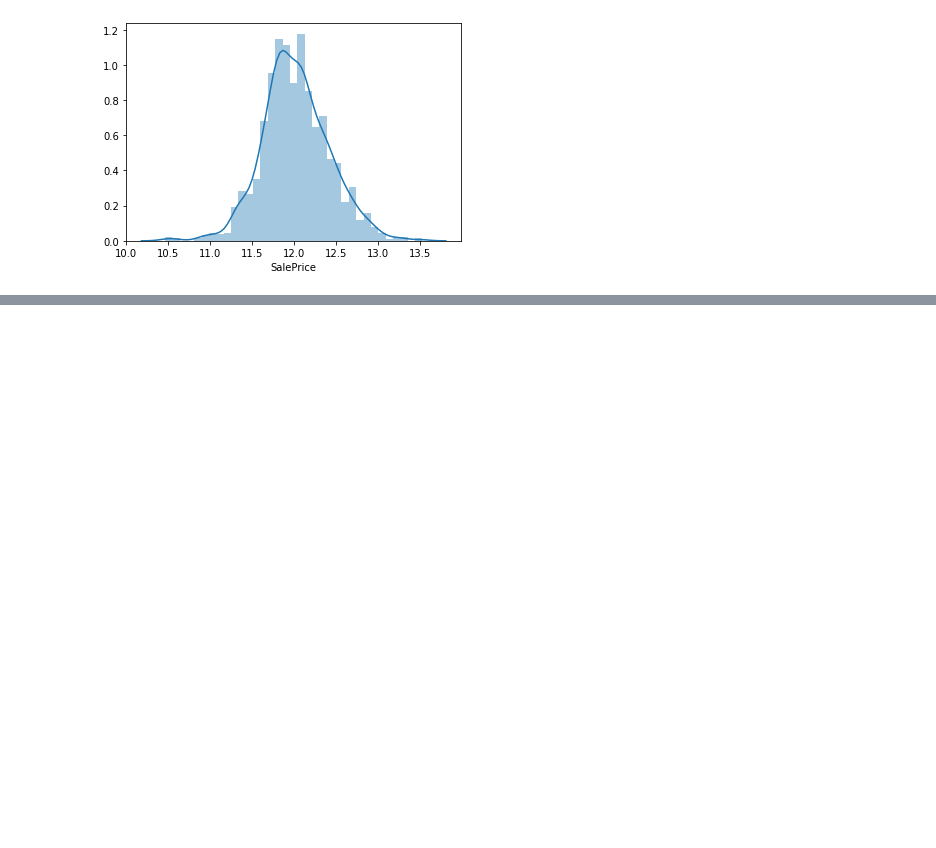
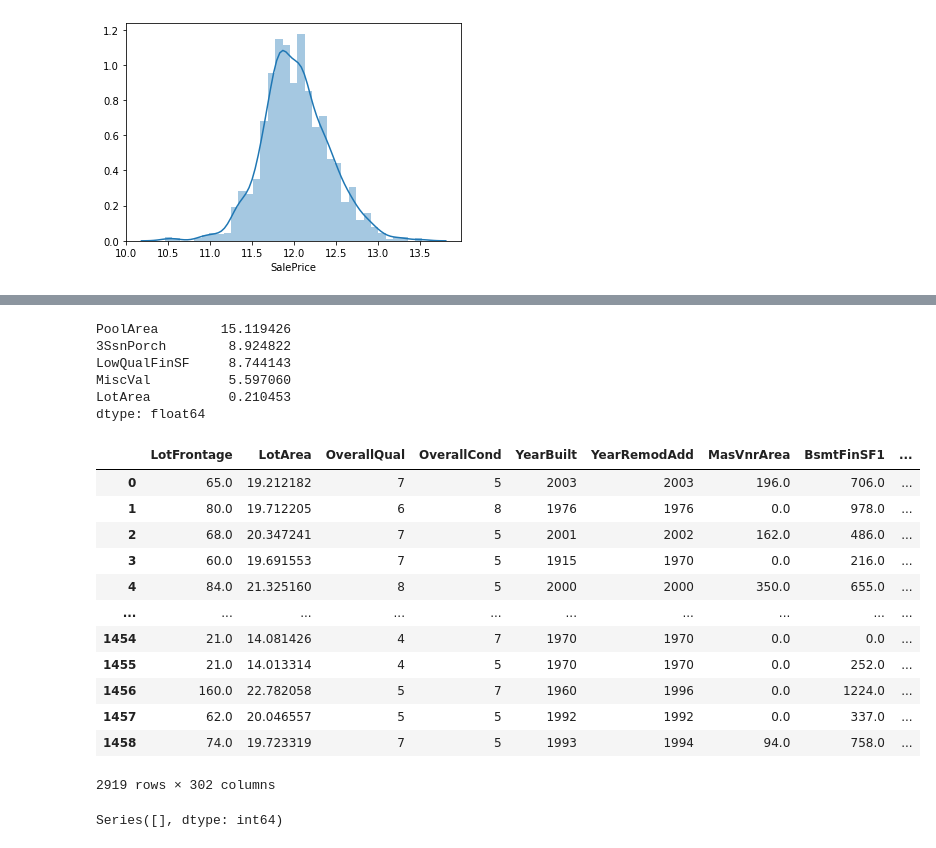
Before and after one commit to Elwing-Chou/MLDemo1211, a Jupyter notebook: hourse_price_lasso.ipynb, the cells around one changed output, grey strips where cells are left out. Drawn from its saved outputs; the diff is of its cells as text; code cells hidden in the pictures; blank space fills up the shorter version.

```diff
--- a/hourse_price_lasso.ipynb
+++ b/hourse_price_lasso.ipynb
@@ -53,0 +89,6 @@ sns.distplot(np.log1p(y_train))
+# %%
+x = pd.get_dummies(x)
+x = pd.get_dummies(x, columns=["MSSubClass"])
+# %%
+s = x.isna().sum()
+s[s > 0]
@@ -53,0 +108,5 @@ sns.distplot(np.log1p(y_train))
+# %%
+from scipy.stats import skew
+# dataframe的apply拿到的東西是一個一個Series
+sk = x[numeric].apply(lambda s:skew(s.dropna()))
+sk[sk > 3].sort_values(ascending=False)
@@ -53,0 +125,42 @@ sns.distplot(np.log1p(y_train))
+# %%
+from scipy.special import boxcox1p
+# 做完boxcox1p轉換
+need_saved = sk[sk > 5]
+x_skew = boxcox1p(x[need_saved.index], 0.15)
+# 觀察一下skewness
+sk = x_skew.apply(lambda s:skew(s.dropna()))
+sk.sort_values(ascending=False)
+# %% [output]
+PoolArea        15.119426
+3SsnPorch        8.924822
+LowQualFinSF     8.744143
+MiscVal          5.597060
+LotArea          0.210453
+dtype: float64
+# %%
+# 真的把所有東西換成常態分佈
+x[need_saved.index] = x_skew
+x = x.drop(["PoolArea"], axis=1)
+y = np.log1p(y_train)
+x
+# %% [output]
+|  | LotFrontage | LotArea | OverallQual | OverallCond | YearBuilt | YearRemodAdd | MasVnrArea | BsmtFinSF1 | ... |
+| 0 | 65.0 | 19.212182 | 7 | 5 | 2003 | 2003 | 196.0 | 706.0 | ... |
+| 1 | 80.0 | 19.712205 | 6 | 8 | 1976 | 1976 | 0.0 | 978.0 | ... |
+| 2 | 68.0 | 20.347241 | 7 | 5 | 2001 | 2002 | 162.0 | 486.0 | ... |
+| 3 | 60.0 | 19.691553 | 7 | 5 | 1915 | 1970 | 0.0 | 216.0 | ... |
+| 4 | 84.0 | 21.325160 | 8 | 5 | 2000 | 2000 | 350.0 | 655.0 | ... |
+| ... | ... | ... | ... | ... | ... | ... | ... | ... | ... |
+| 1454 | 21.0 | 14.081426 | 4 | 7 | 1970 | 1970 | 0.0 | 0.0 | ... |
+| 1455 | 21.0 | 14.013314 | 4 | 5 | 1970 | 1970 | 0.0 | 252.0 | ... |
+| 1456 | 160.0 | 22.782058 | 5 | 7 | 1960 | 1996 | 0.0 | 1224.0 | ... |
+| 1457 | 62.0 | 20.046557 | 5 | 5 | 1992 | 1992 | 0.0 | 337.0 | ... |
+| 1458 | 74.0 | 19.723319 | 7 | 5 | 1993 | 1994 | 94.0 | 758.0 | ... |
+2919 rows × 302 columns
+# %%
+numeric = numeric.drop(['PoolArea'])
+x[numeric] = x[numeric].fillna(x[numeric].mean())
+s = x.isna().sum()
+s[s > 0]
+# %% [output]
+Series([], dtype: int64)
```
Also changed, not shown: parts of 4 cells of this notebook.
